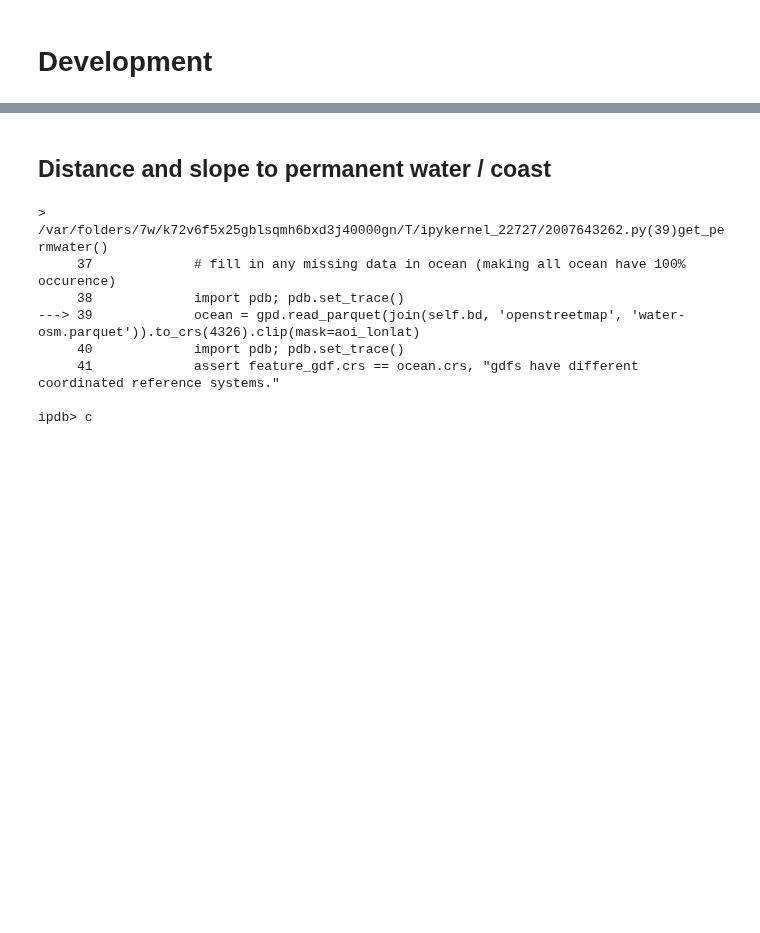
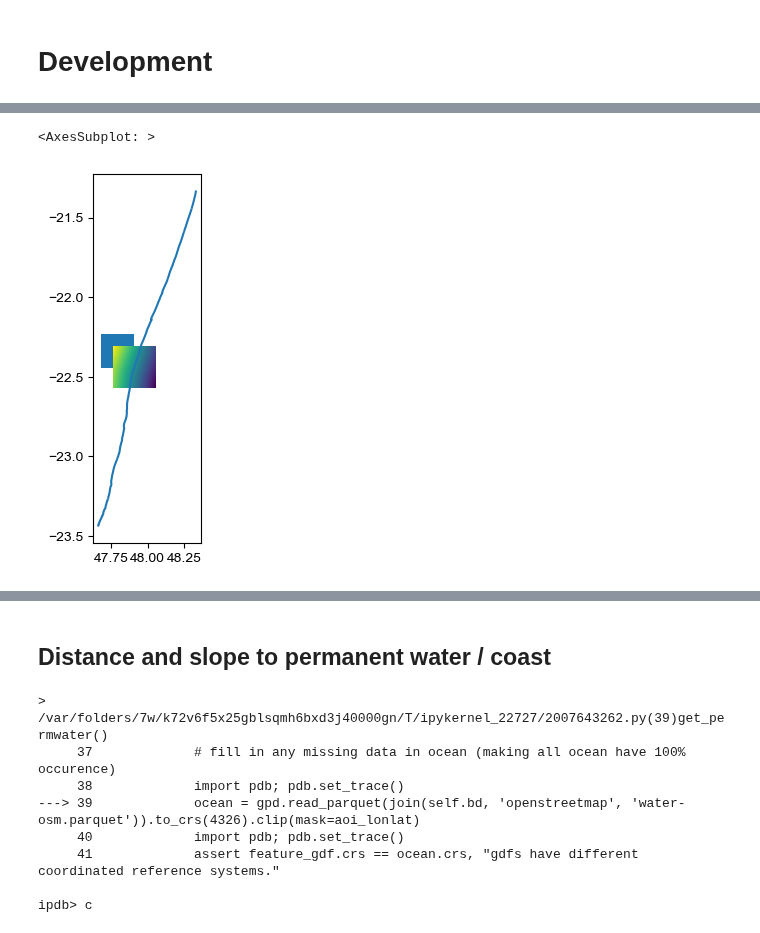
Before and after one commit to alisonpeard/hybridmodels, a Jupyter notebook: python/D. Development.ipynb, the cells around one changed output, grey strips where cells are left out. Cells and saved outputs as stored; diff of their text form; code cells hidden in the pictures; blank space fills up the shorter version.

```diff
--- a/python/D. Development.ipynb
+++ b/python/D. Development.ipynb
@@ -87,0 +153,14 @@ gdf.plot('mangrove_spatial', legend=True)
+# %%
+aoi = event.get_aoi()
+coastline = event.get_coastline()
+# %%
+fig, ax = plt.subplots()
+
+coastline.plot(ax=ax)
+aoi.plot(ax=ax)
+feature_gdf = event.get_feature_gdf(subregion)
+
+feature_gdf.plot('dist_coast', ax=ax)
+# %% [output]
+<AxesSubplot: >
+[figure, added]
```
Also changed, not shown: parts of 15 cells of this notebook, 36 other files.
